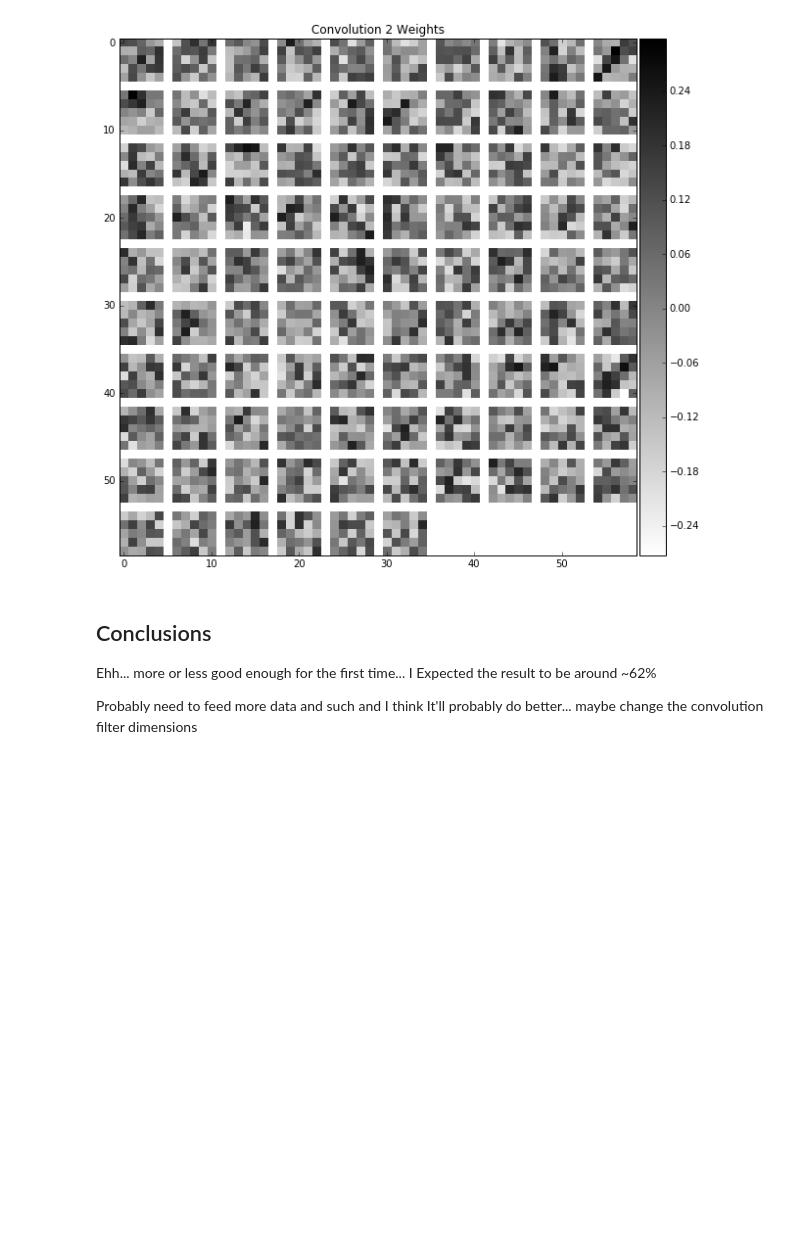
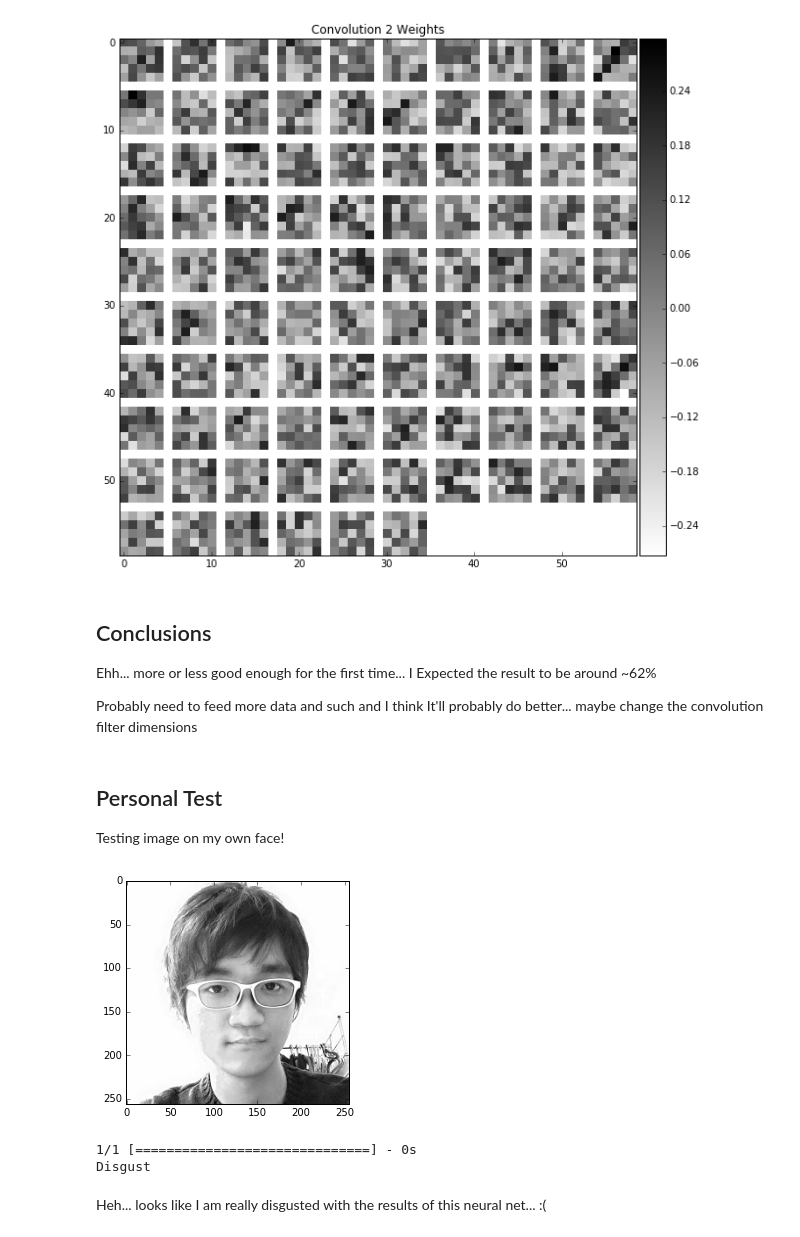
Before and after one commit to yutarochan/JAFFExperiments, a Jupyter notebook: JAFFE Facial Affect Detection.ipynb, the cells around one changed output. Saved outputs shown, nothing was run; the diff lists cells and outputs as text; code cells hidden in the pictures; blank space fills up the shorter version.

Commit message:
Try some test with my own face...

```diff
--- a/JAFFE Facial Affect Detection.ipynb
+++ b/JAFFE Facial Affect Detection.ipynb
@@ -330,3 +330,25 @@ W Shape:  (6, 5, 5)
 Ehh... more or less good enough for the first time... I Expected the result to be around ~62%
 
 Probably need to feed more data and such and I think It'll probably do better... maybe change the convolution filter dimensions
+# %% [markdown]
+## Personal Test
+Testing image on my own face!
+# %%
+yuya = mpimg.imread('image.jpg', True)
+yuya = yuya[:, :, 0]
+plt.imshow(yuya, cmap='gray')
+plt.show()
+
+yuya_test = np.array([yuya])
+yuya_test = yuya_test.reshape(yuya_test.shape[0], 1, img_rows, img_cols)
+yuya_test = yuya_test.astype('float32')
+yuya_test /= 255
+
+results = model.predict_classes(yuya_test)
+print getLabel(results[0])
+# %% [output]
+[figure, added]
+1/1 [==============================] - 0s
+Disgust
+# %% [markdown]
+Heh... looks like I am really disgusted with the results of this neural net... :(
```
Also changed, not shown: parts of 1 cell of this notebook, 1 other file.
